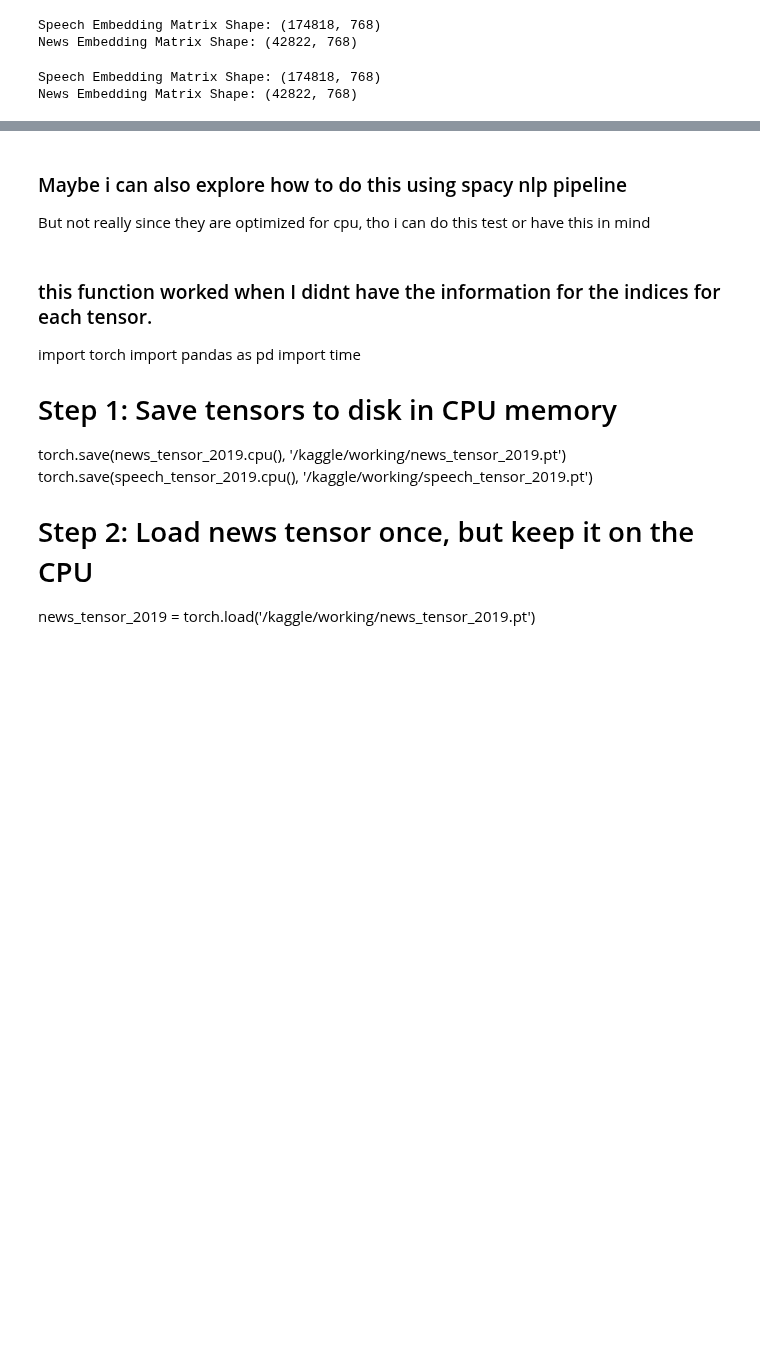
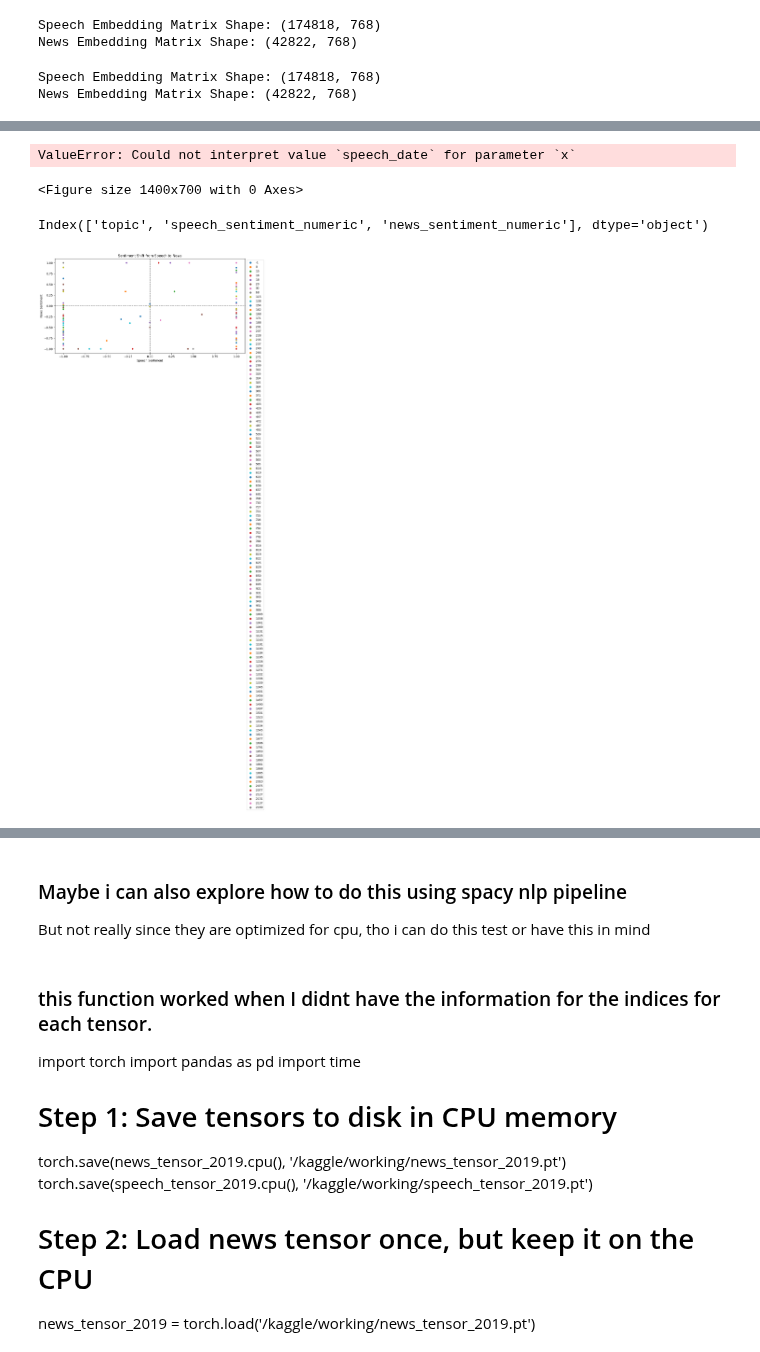
Before and after one commit to lramir14/MDS_thesis, a Jupyter notebook: efficient-similarity.ipynb, the cells around one changed output, grey strips where cells are left out. Drawn from its saved outputs; the diff is of its cells as text; code cells hidden in the pictures; blank space fills up the shorter version.

```diff
--- a/efficient-similarity.ipynb
+++ b/efficient-similarity.ipynb
@@ -951,0 +1161,67 @@ ValueError: Found array with 0 feature(s) (shape=(5000, 0)) while a minimum of 1
+# %%
+import seaborn as sns
+import matplotlib.pyplot as plt
+
+# Merge Hellinger Distance with speech topics
+speech_impact_df = speeches_embeddings.merge(hellinger_df, on=['speech_id', 'date'])
+
+# Plot Hellinger Distance over time
+plt.figure(figsize=(14, 7))
+sns.lineplot(data=speech_impact_df, x='speech_date', y='hellinger_distance', marker='o', color='b', label='Hellinger Distance')
+plt.xticks(rotation=45)
+plt.xlabel('Date')
+plt.ylabel('Hellinger Distance')
+plt.title('Hellinger Distance Over Time (Speech Impact)')
+plt.show()
+
+# Optional: Apply rolling average to smooth the data (if needed)
+speech_impact_df['rolling_hellinger'] = speech_impact_df['hellinger_distance'].rolling(window=5).mean()
+
+# Plot Hellinger Distance with rolling average
+plt.figure(figsize=(14, 7))
+sns.lineplot(data=speech_impact_df, x='speech_date', y='hellinger_distance', marker='o', color='b', label='Hellinger Distance')
+sns.lineplot(data=speech_impact_df, x='speech_date', y='rolling_hellinger', color='r', label='Rolling Average (5)')
+plt.xticks(rotation=45)
+plt.xlabel('Date')
+plt.ylabel('Hellinger Distance')
+plt.title('Hellinger Distance Over Time with Rolling Average')
+plt.legend()
+plt.show()
+# %% [output]
+ValueError: Could not interpret value `speech_date` for parameter `x`
+<Figure size 1400x700 with 0 Axes>
+# %%
+# Define sentiment mappings
+sentiment_mapping = {
+    'Positive': 1,
+    'Neutral': 0,
+    'Negative': -1
+}
+
+# Convert speech and news sentiments to numeric values
+speeches_embeddings['speech_sentiment_numeric'] = speeches_embeddings['speech_sentiment'].map(sentiment_mapping)
+news_embeddings['news_sentiment_numeric'] = news_embeddings['news_sentiment'].map(sentiment_mapping)
+
+# Now you can compute the average sentiment per topic
+speech_sentiment = speeches_embeddings.groupby('topic')['speech_sentiment_numeric'].mean().reset_index()
+news_sentiment = news_embeddings.groupby('topic')['news_sentiment_numeric'].mean().reset_index()
+
+# Merge sentiment data
+sentiment_df = speech_sentiment.merge(news_sentiment, on='topic', suffixes=('_speech', '_news'))
+# %%
+print(sentiment_df.columns)
+# %% [output]
+Index(['topic', 'speech_sentiment_numeric', 'news_sentiment_numeric'], dtype='object')
+# %%
+# Plot sentiment shifts
+plt.figure(figsize=(12, 6))
+sns.scatterplot(data=sentiment_df, x='speech_sentiment_numeric', y='news_sentiment_numeric', hue='topic', palette='tab10')
+plt.axhline(0, linestyle="--", color="gray")
+plt.axvline(0, linestyle="--", color="gray")
+plt.xlabel('Speech Sentiment')
+plt.ylabel('News Sentiment')
+plt.title('Sentiment Shift from Speech to News')
+plt.legend(bbox_to_anchor=(1, 1))
+plt.show()
+# %% [output]
+[figure, added]
```
Also changed, not shown: parts of 19 cells of this notebook.
